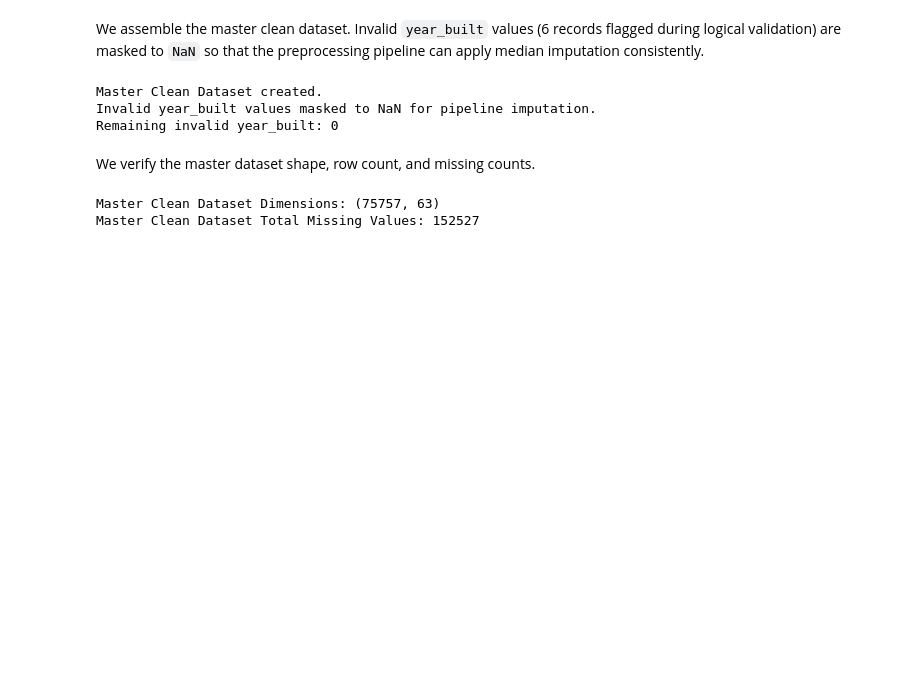
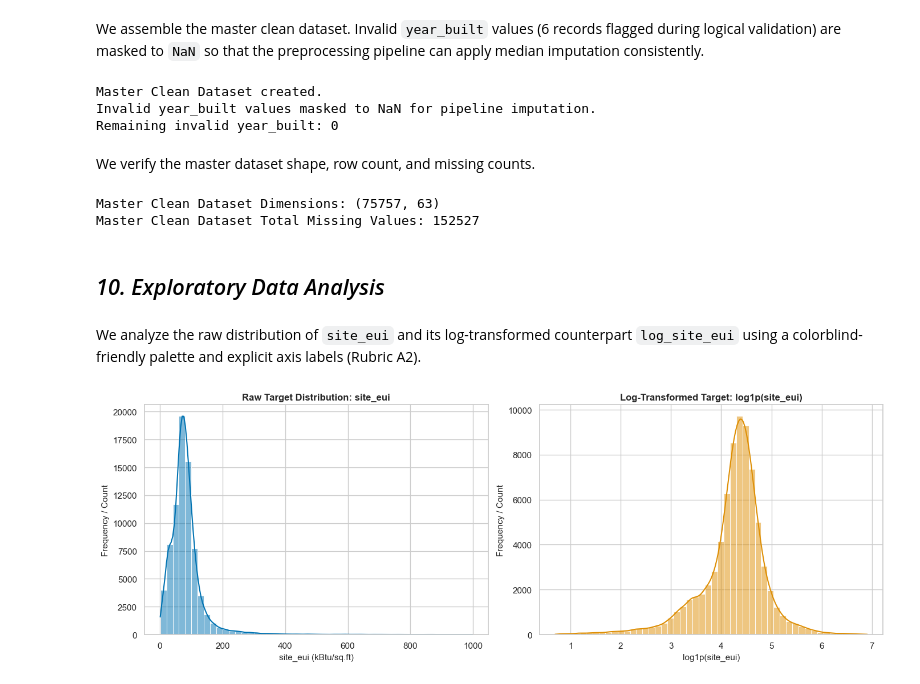
Before and after one commit to HarshaGaduputi/Machine-Learning-Case-Study, a Jupyter notebook: CaseStudy.ipynb, the cells around one changed output. Drawn from its saved outputs; the diff is of its cells as text; code cells hidden in the pictures; blank space fills up the shorter version.

Commit message:
data preprocessing and preparation

```diff
--- a/CaseStudy.ipynb
+++ b/CaseStudy.ipynb
@@ -380,3 +380,25 @@ print("Master Clean Dataset Total Missing Values:", df_master.isnull().sum().sum
 # %% [output]
 Master Clean Dataset Dimensions: (75757, 63)
 Master Clean Dataset Total Missing Values: 152527
+# %% [markdown]
+## *10. Exploratory Data Analysis*
+# %% [markdown]
+We analyze the raw distribution of `site_eui` and its log-transformed counterpart `log_site_eui` using a colorblind-friendly palette and explicit axis labels (Rubric A2).
+# %%
+fig, axes = plt.subplots(1, 2, figsize=(14, 5))
+
+sns.histplot(df_master['site_eui'], kde=True, ax=axes[0], color=sns.color_palette("colorblind")[0], bins=50)
+axes[0].set_title("Raw Target Distribution: site_eui", fontsize=12, fontweight='bold')
+axes[0].set_xlabel("site_eui (kBtu/sq.ft)", fontsize=11)
+axes[0].set_ylabel("Frequency / Count", fontsize=11)
+
+sns.histplot(np.log1p(df_master['site_eui']), kde=True, ax=axes[1], color=sns.color_palette("colorblind")[1], bins=50)
+axes[1].set_title("Log-Transformed Target: log1p(site_eui)", fontsize=12, fontweight='bold')
+axes[1].set_xlabel("log1p(site_eui)", fontsize=11)
+axes[1].set_ylabel("Frequency / Count", fontsize=11)
+
+plt.tight_layout()
+plt.show()
+plt.close('all')
+# %% [output]
+[figure, added]
```
Also changed, not shown: parts of 96 cells of this notebook.
